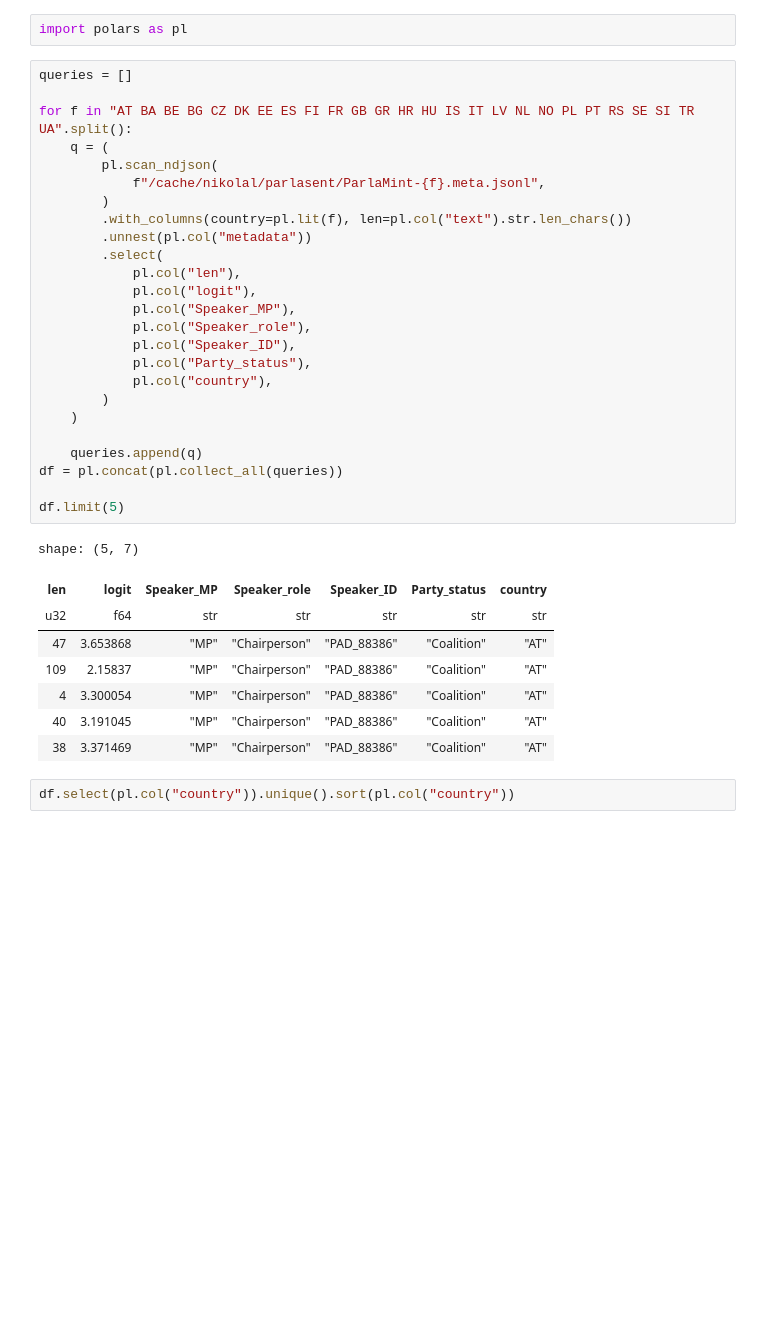
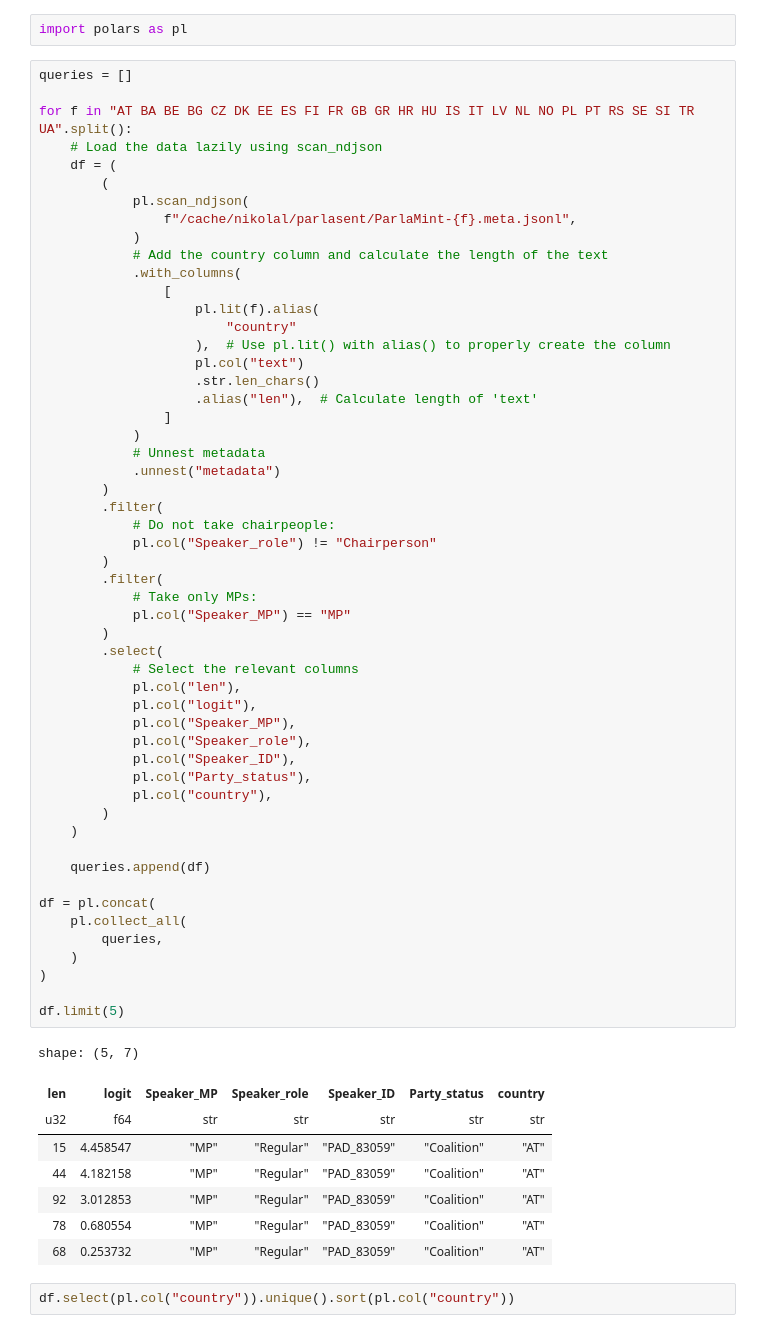
Before and after one commit to clarinsi/parlasent_analysis, a Jupyter notebook: 2_turning_tables_anew.ipynb, the cells around one changed output. Drawn from its saved outputs; the diff is of its cells as text; blank space fills up the shorter version.

Commit message:
Finish rewriting turning tables in polars with raw (per-sentence) data.

```diff
--- a/2_turning_tables_anew.ipynb
+++ b/2_turning_tables_anew.ipynb
@@ -3,37 +3,65 @@ import polars as pl
 # %%
 queries = []
 
 for f in "AT BA BE BG CZ DK EE ES FI FR GB GR HR HU IS IT LV NL NO PL PT RS SE SI TR UA".split():
-    q = (
-        pl.scan_ndjson(
-            f"/cache/nikolal/parlasent/ParlaMint-{f}.meta.jsonl",
+    # Load the data lazily using scan_ndjson
+    df = (
+        (
+            pl.scan_ndjson(
+                f"/cache/nikolal/parlasent/ParlaMint-{f}.meta.jsonl",
+            )
+            # Add the country column and calculate the length of the text
+            .with_columns(
+                [
+                    pl.lit(f).alias(
+                        "country"
+                    ),  # Use pl.lit() with alias() to properly create the column
+                    pl.col("text")
+                    .str.len_chars()
+                    .alias("len"),  # Calculate length of 'text'
+                ]
+            )
+            # Unnest metadata
+            .unnest("metadata")
         )
-        .with_columns(country=pl.lit(f), len=pl.col("text").str.len_chars())
-        .unnest(pl.col("metadata"))
+        .filter(
+            # Do not take chairpeople:
+            pl.col("Speaker_role") != "Chairperson"
+        )
+        .filter(
+            # Take only MPs:
+            pl.col("Speaker_MP") == "MP"
+        )
         .select(
+            # Select the relevant columns
             pl.col("len"),
             pl.col("logit"),
             pl.col("Speaker_MP"),
             pl.col("Speaker_role"),
             pl.col("Speaker_ID"),
             pl.col("Party_status"),
             pl.col("country"),
         )
     )
 
-    queries.append(q)
-df = pl.concat(pl.collect_all(queries))
+    queries.append(df)
+
+df = pl.concat(
+    pl.collect_all(
+        queries,
+    )
+)
 
 df.limit(5)
 # %% [output]
 shape: (5, 7)
 | len | logit | Speaker_MP | Speaker_role | Speaker_ID | Party_status | country |
 | u32 | f64 | str | str | str | str | str |
-| 47 | 3.653868 | "MP" | "Chairperson" | "PAD_88386" | "Coalition" | "AT" |
-| 109 | 2.15837 | "MP" | "Chairperson" | "PAD_88386" | "Coalition" | "AT" |
-| 4 | 3.300054 | "MP" | "Chairperson" | "PAD_88386" | "Coalition" | "AT" |
-| 40 | 3.191045 | "MP" | "Chairperson" | "PAD_88386" | "Coalition" | "AT" |
-| 38 | 3.371469 | "MP" | "Chairperson" | "PAD_88386" | "Coalition" | "AT" |
+| 15 | 4.458547 | "MP" | "Regular" | "PAD_83059" | "Coalition" | "AT" |
+| 44 | 4.182158 | "MP" | "Regular" | "PAD_83059" | "Coalition" | "AT" |
+| 92 | 3.012853 | "MP" | "Regular" | "PAD_83059" | "Coalition" | "AT" |
+| 78 | 0.680554 | "MP" | "Regular" | "PAD_83059" | "Coalition" | "AT" |
+| 68 | 0.253732 | "MP" | "Regular" | "PAD_83059" | "Coalition" | "AT" |
 # %%
 df.select(pl.col("country")).unique().sort(pl.col("country"))
 # %% [output]
```
Also changed, not shown: parts of 5 cells of this notebook, 1 other file.
